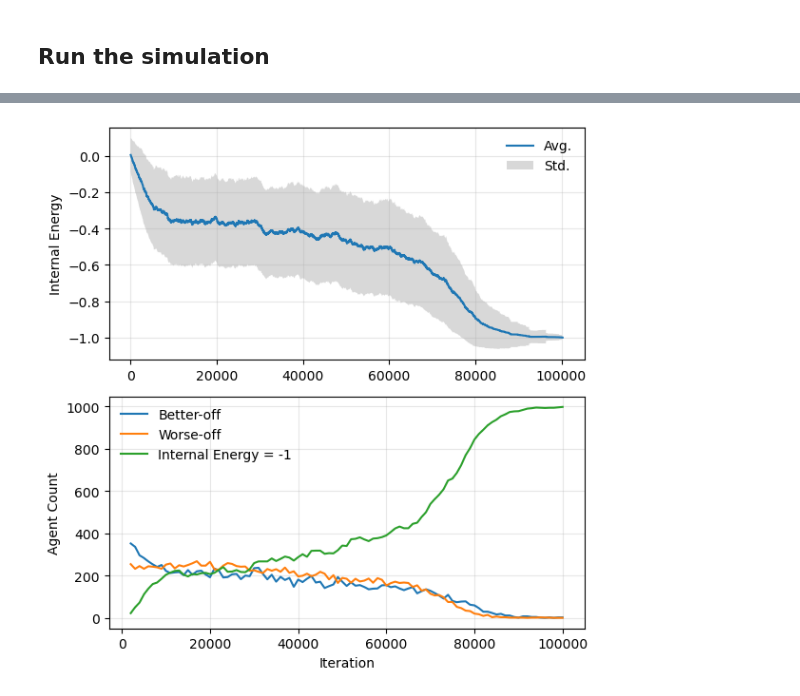
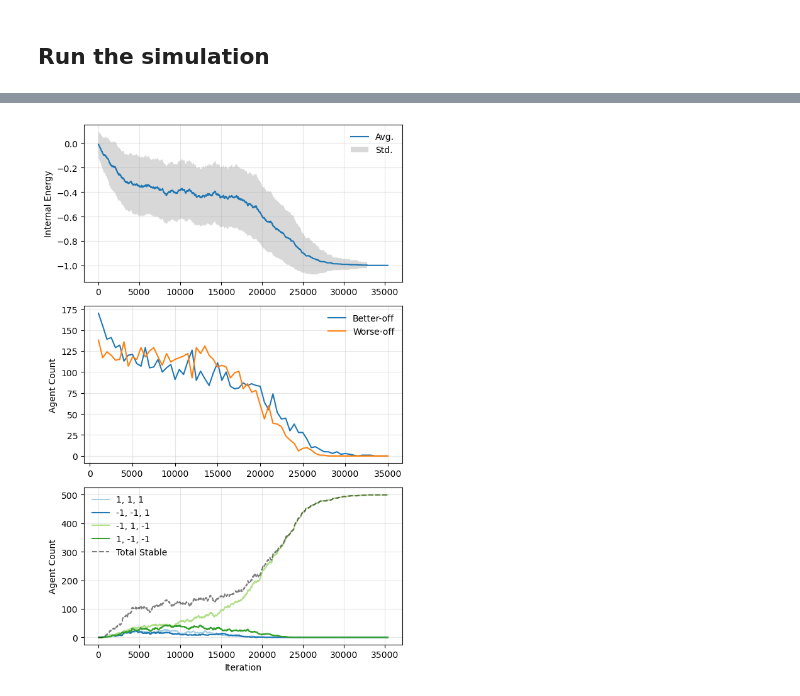
Before and after one commit to ocseckin/belief_network_extended, a Jupyter notebook: notebooks/explore_original_model.ipynb, the cells around one changed output, grey strips where cells are left out. Saved outputs shown, nothing was run; the diff lists cells and outputs as text; code cells hidden in the pictures.

Commit message:
simulation with analyses

```diff
--- a/notebooks/explore_original_model.ipynb
+++ b/notebooks/explore_original_model.ipynb
@@ -201,3 +191,9 @@ sum([i<0 for i in track[t]['internal_energies'] - track[t - N]['internal_energie
+# %%
+simulation_count = 1
+log = {}
+
+for sim_no in range(simulation_count):
+    simulate(sim_no)
 # %%
 def count_sign_check_agents(beliefs_array_new, beliefs_array_old, n_nodes):
 
@@ -247,5 +202,0 @@ array([-0.85993453,  0.60523257, -1.        ])
-# %%
-for stable in types_of_stable:
-    plt.plot([sum(np.sum(v['beliefs']==stable, axis=1)==3) for v in track.values()],
-            label=", ".join([str(i) for i in list(stable)]))
-plt.legend(frameon=False)
@@ -275,31 +203,45 @@ plt.legend(frameon=False)
 # %%
-fig, axs = plt.subplots(2,1,figsize=(6,6))
+track = log[0]
+
+fig, axs = plt.subplots(3,1,figsize=(6,9))
 mean_values = np.array([np.mean(v['internal_energies']) for v in track.values()])
 std_values = np.array([np.std(v['internal_energies']) for v in track.values()])/2
 
 x = [*track.keys()]
 
 axs[0].plot(x, mean_values, label = 'Avg.')
 axs[0].fill_between(x, mean_values-std_values, mean_values+std_values, facecolor='gray', alpha=0.3, label = 'Std.')
 
 for sign, label in zip([-1,1], ['Better-off', 'Worse-off']):
     axs[1].plot([k for k,v in track.items() if 'better_off' in v.keys()],
                 [sum(v['better_off']==sign) for k,v in track.items() if 'better_off' in v.keys()],
                 label=label,
                 )
 
-axs[1].plot([k for k,v in track.items() if 'better_off' in v.keys()],
-            [sum(v['internal_energies']==-1) for v in track.values() if 'better_off' in v.keys()],
-            label='Internal Energy = -1')
 
-for i, ylabel in zip([0, 1], ['Internal Energy', 'Agent Count']):
+# Plot the number of stable agents
+for stable, color in zip(types_of_stable, ['#a6cee3', '#1f78b4', '#b2df8a', '#33a02c']):
+    axs[2].plot(x,
+                [sum(np.sum(v['beliefs']==stable, axis=1)==3) for v in track.values()],
+                label=", ".join([str(i) for i in list(stable)]),
+                color=color)
+axs[2].plot(x,
+            [sum(v['internal_energies']==-1) for k,v in track.items()],
+            label='Total Stable',
+            color='black',
+            linestyle='--',
+            alpha=.5)
+
+for i, ylabel in zip([0, 1, 2], ['Internal Energy', 'Agent Count', 'Agent Count']):
     axs[i].grid(alpha=.3)
     axs[i].set_ylabel(ylabel)
     axs[i].legend(frameon=False)
+
+plt.legend(frameon=False)
 
 axs[i].set_xlabel('Iteration')
 
 fig.tight_layout()
 fig.show()
 # %% [output]
-[figure, old version]
+[figure, new version]
```
Also changed, not shown: parts of 15 cells of this notebook.
